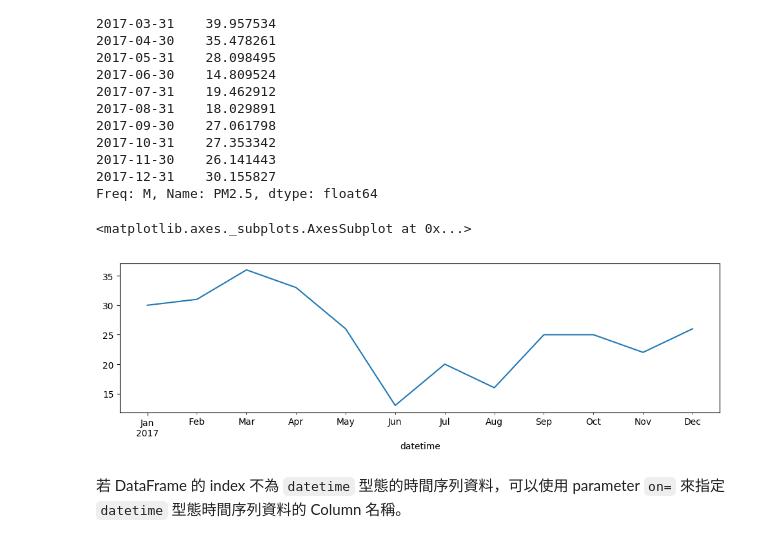
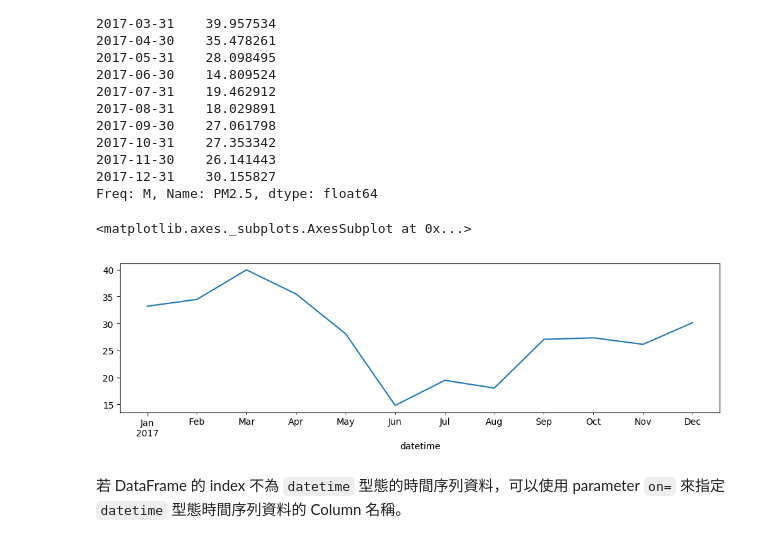
Before and after one commit to VioletVivirand/pandas-tutorial, a Jupyter notebook: Tutorials/Chapter 6 - Modifying DataFrame.ipynb, the cells around one changed output. Drawn from its saved outputs; the diff is of its cells as text; code cells hidden in the pictures.

Commit message:
Fix the mean function in resample section

```diff
--- a/Tutorials/Chapter 6 - Modifying DataFrame.ipynb
+++ b/Tutorials/Chapter 6 - Modifying DataFrame.ipynb
@@ -970,10 +970,10 @@ datetime
 Freq: M, Name: PM2.5, dtype: float64
 # %%
 # 畫出各月 PM 2.5 濃度的平均數折線圖
-s_pm25.resample('M').apply(np.median).plot()
+s_pm25.resample('M').apply(np.mean).plot()
 # %% [output]
 <matplotlib.axes._subplots.AxesSubplot at 0x...>
-[figure, old version]
+[figure, new version]
 # %% [markdown]
 若 DataFrame 的 index 不為 `datetime` 型態的時間序列資料，可以使用 parameter `on=` 來指定 `datetime` 型態時間序列資料的 Column 名稱。
 # %%
```
